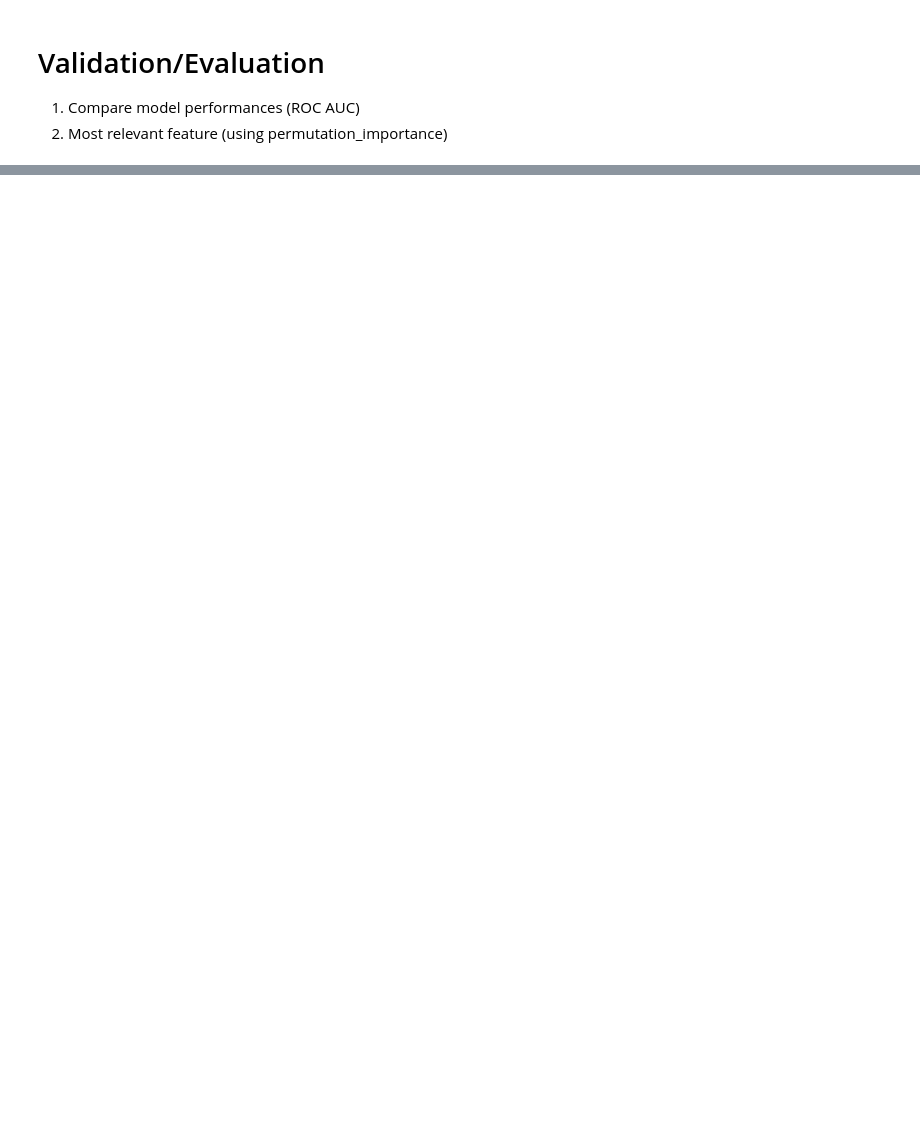
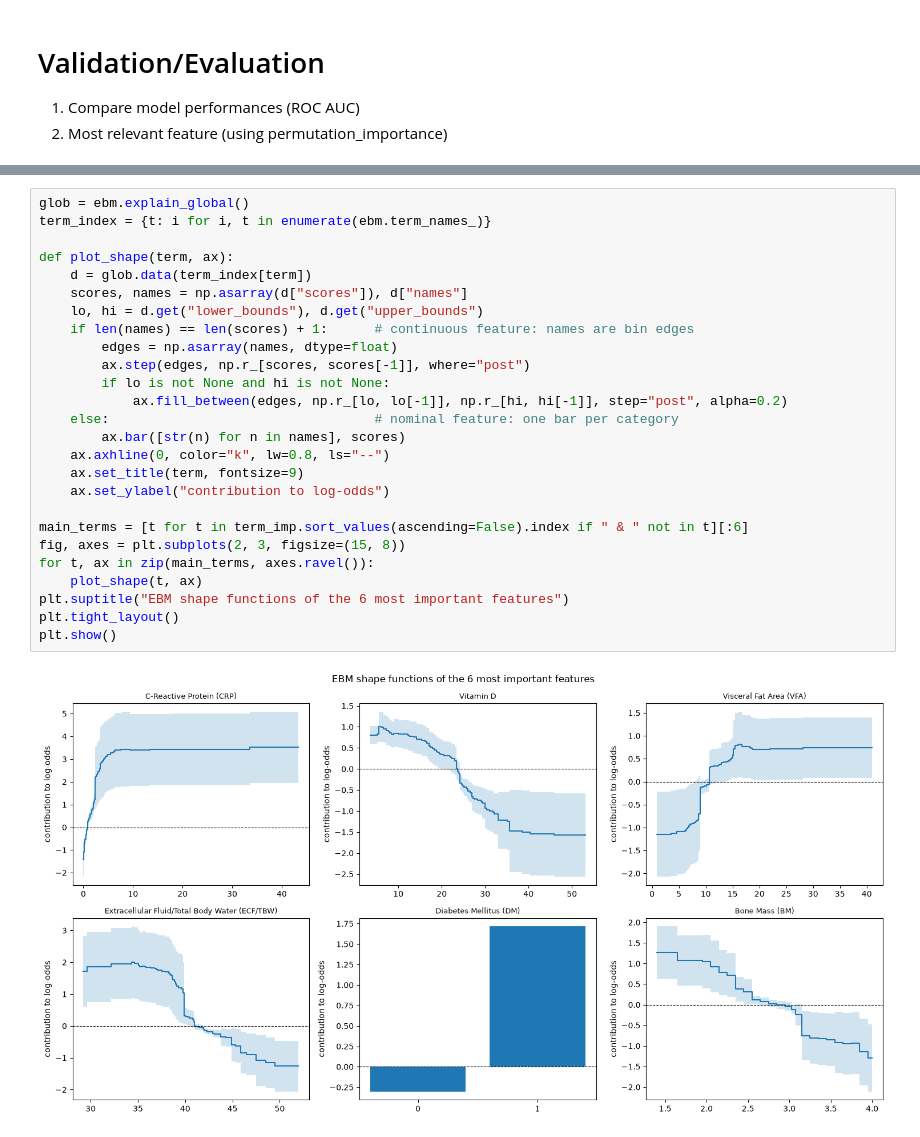
Before and after one commit to MatteoSoldini/DAT540_project, a Jupyter notebook: 3_valid_eval.ipynb, the cells around one changed output, grey strips where cells are left out. Drawn from its saved outputs; the diff is of its cells as text; blank space fills up the shorter version.

```diff
--- a/3_valid_eval.ipynb
+++ b/3_valid_eval.ipynb
@@ -34,0 +245,28 @@ Note: you may need to restart the kernel to use updated packages.
+# %%
+glob = ebm.explain_global()
+term_index = {t: i for i, t in enumerate(ebm.term_names_)}
+
+def plot_shape(term, ax):
+    d = glob.data(term_index[term])
+    scores, names = np.asarray(d["scores"]), d["names"]
+    lo, hi = d.get("lower_bounds"), d.get("upper_bounds")
+    if len(names) == len(scores) + 1:      # continuous feature: names are bin edges
+        edges = np.asarray(names, dtype=float)
+        ax.step(edges, np.r_[scores, scores[-1]], where="post")
+        if lo is not None and hi is not None:
+            ax.fill_between(edges, np.r_[lo, lo[-1]], np.r_[hi, hi[-1]], step="post", alpha=0.2)
+    else:                                  # nominal feature: one bar per category
+        ax.bar([str(n) for n in names], scores)
+    ax.axhline(0, color="k", lw=0.8, ls="--")
+    ax.set_title(term, fontsize=9)
+    ax.set_ylabel("contribution to log-odds")
+
+main_terms = [t for t in term_imp.sort_values(ascending=False).index if " & " not in t][:6]
+fig, axes = plt.subplots(2, 3, figsize=(15, 8))
+for t, ax in zip(main_terms, axes.ravel()):
+    plot_shape(t, ax)
+plt.suptitle("EBM shape functions of the 6 most important features")
+plt.tight_layout()
+plt.show()
+# %% [output]
+[figure, added]
```
Also changed, not shown: parts of 11 cells of this notebook.
